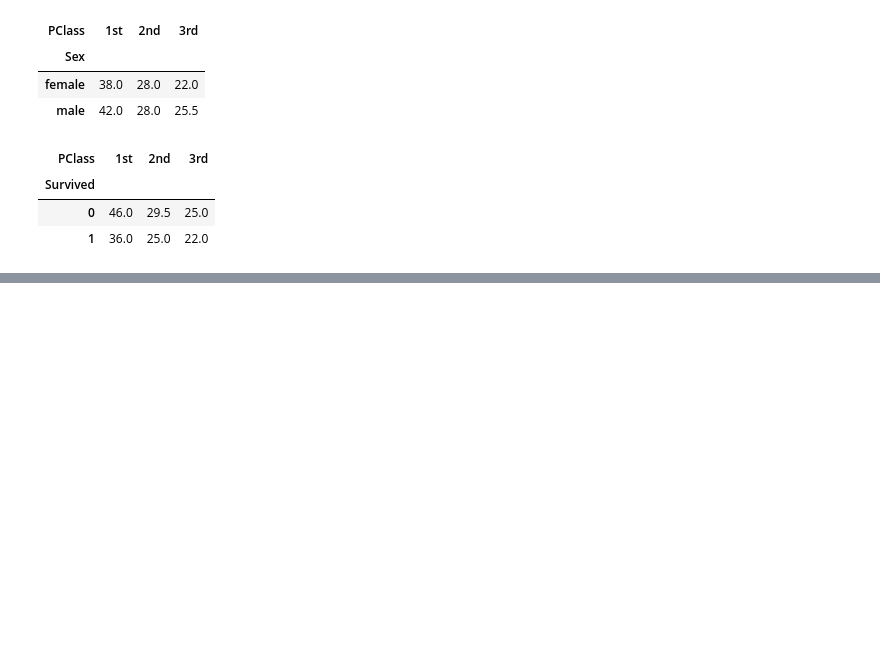
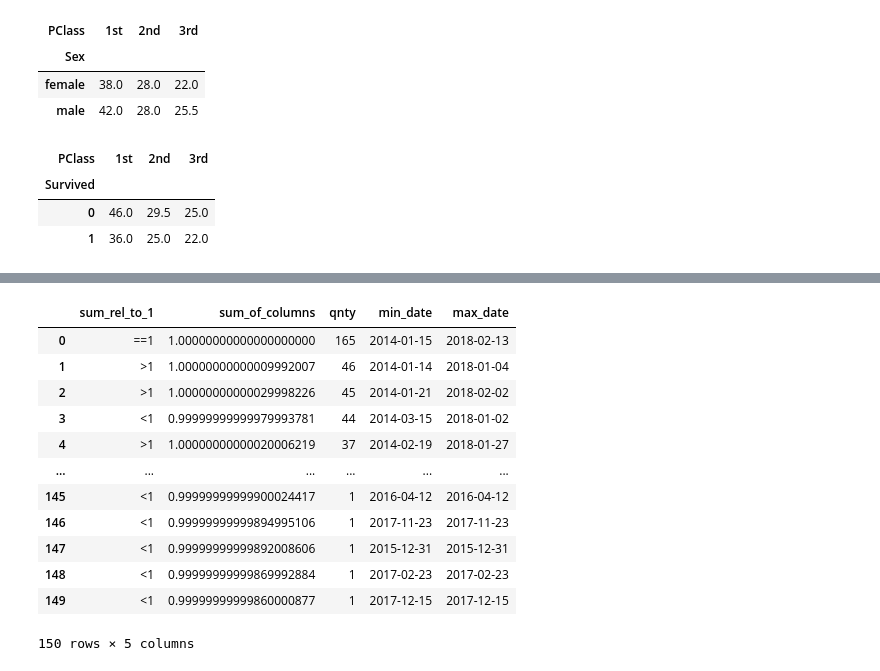
Before and after one commit to tol2000/python_learning, a Jupyter notebook: lesson.16/Untitled.ipynb, the cells around one changed output, grey strips where cells are left out. Saved outputs shown, nothing was run; the diff lists cells and outputs as text; code cells hidden in the pictures; blank space fills up the shorter version.

```diff
--- a/lesson.16/Untitled.ipynb
+++ b/lesson.16/Untitled.ipynb
@@ -161,0 +203,37 @@ ti.pivot_table(
+# %%
+sql_data = """
+select case
+         when sum_of_columns = 1 then '==1'
+         when sum_of_columns < 1 then '<1'
+         when sum_of_columns > 1 then '>1'
+         else '?'
+       end as sum_rel_to_1,
+       sum_of_columns, count(*) as qnty, min(date) as min_date, max(date) as max_date
+  from (
+    select date, "AT0000A18XM4 SW" + "BE0974268972 BB" + "US0527691069 US" + "DE0007164600 GR" + "US6092071058 US" as sum_of_columns
+      from data
+      --where sum_of_columns=1
+  ) a
+  group by sum_of_columns
+  order by qnty desc
+"""
+
+# pd.set_option("display.precision", 40)
+data_cols_sum = ps.sqldf(sql_data)
+data_cols_sum.to_csv('weights_cols_summary.csv')
+with pd.option_context('display.precision', 20, 'display.max_rows', 10):
+    data_cols_sum
+# %% [output]
+|  | sum_rel_to_1 | sum_of_columns | qnty | min_date | max_date |
+| 0 | ==1 | 1.00000000000000000000 | 165 | 2014-01-15 | 2018-02-13 |
+| 1 | >1 | 1.00000000000009992007 | 46 | 2014-01-14 | 2018-01-04 |
+| 2 | >1 | 1.00000000000029998226 | 45 | 2014-01-21 | 2018-02-02 |
+| 3 | <1 | 0.99999999999979993781 | 44 | 2014-03-15 | 2018-01-02 |
+| 4 | >1 | 1.00000000000020006219 | 37 | 2014-02-19 | 2018-01-27 |
+| ... | ... | ... | ... | ... | ... |
+| 145 | <1 | 0.99999999999900024417 | 1 | 2016-04-12 | 2016-04-12 |
+| 146 | <1 | 0.99999999999894995106 | 1 | 2017-11-23 | 2017-11-23 |
+| 147 | <1 | 0.99999999999892008606 | 1 | 2015-12-31 | 2015-12-31 |
+| 148 | <1 | 0.99999999999869992884 | 1 | 2017-02-23 | 2017-02-23 |
+| 149 | <1 | 0.99999999999860000877 | 1 | 2017-12-15 | 2017-12-15 |
+150 rows × 5 columns
```
Also changed, not shown: parts of 6 cells of this notebook, 2 other files.
